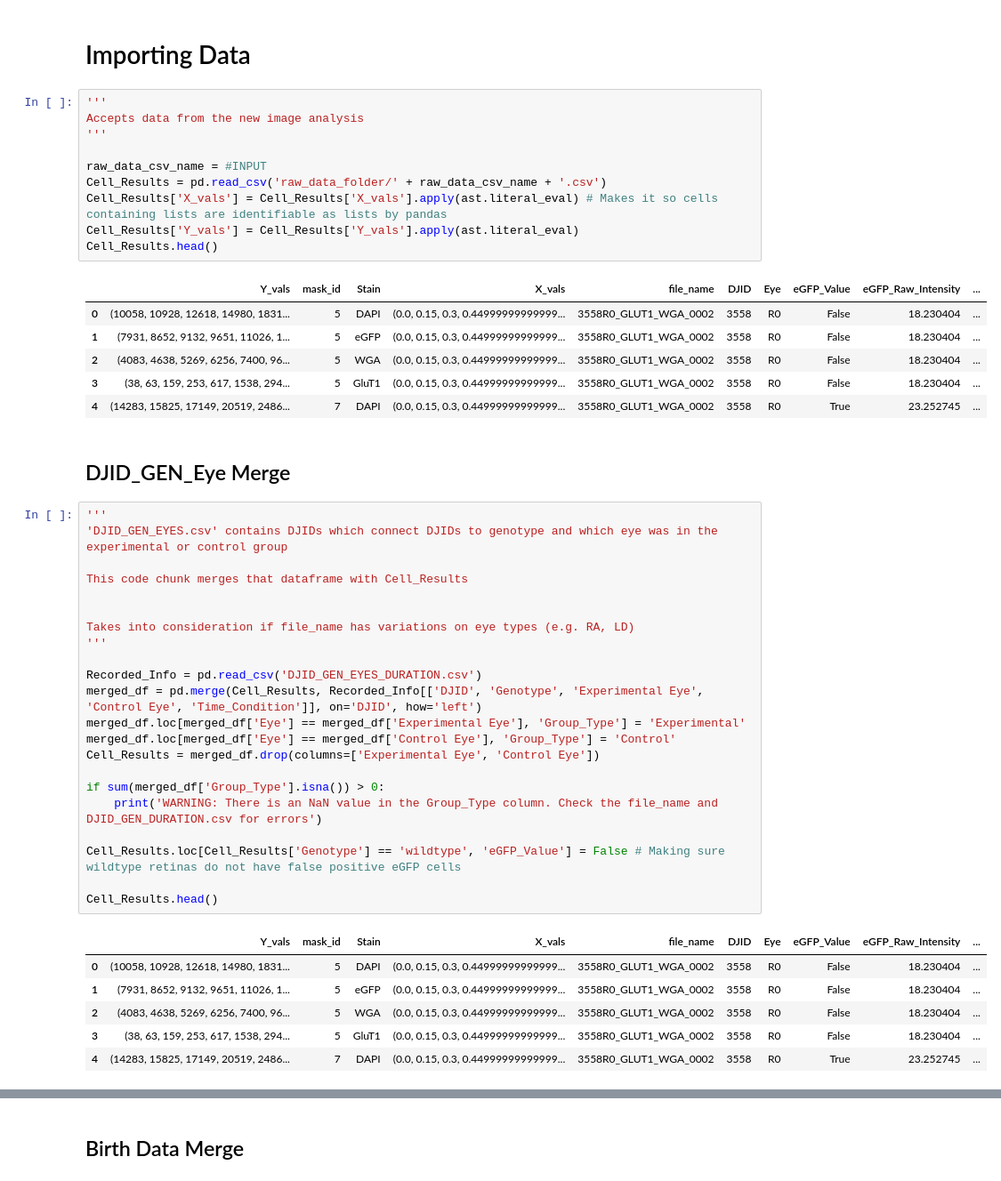
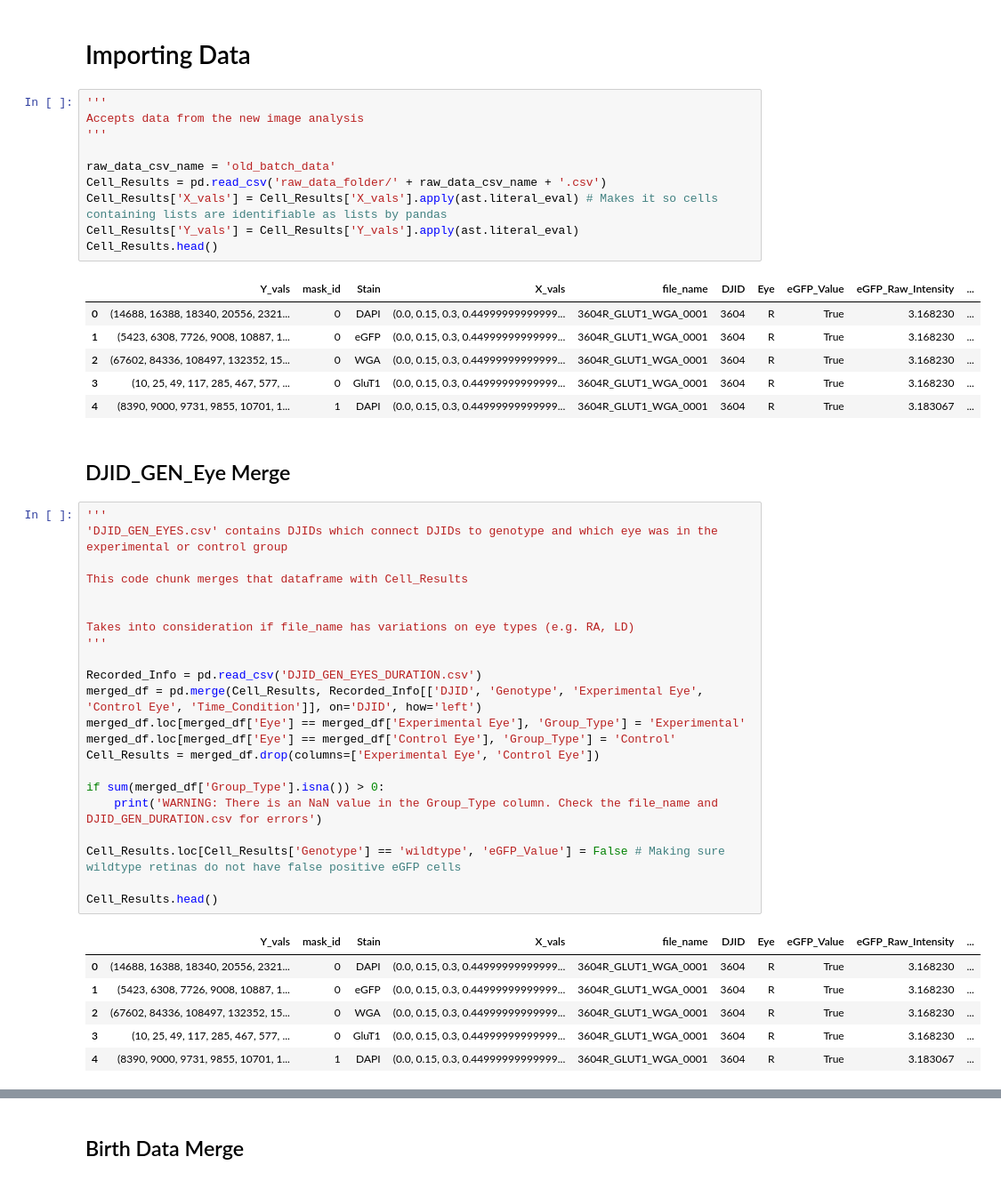
Before and after one commit to rltinio/ImageAnalysis, a Jupyter notebook: Integral_Calculator_V4.ipynb, the cells around one changed output, grey strips where cells are left out. Shown: that part at 89% size. Drawn from its saved outputs; the diff is of its cells as text.

```diff
--- a/Integral_Calculator_V4.ipynb
+++ b/Integral_Calculator_V4.ipynb
@@ -14,20 +14,20 @@ from Tusc5ImageUtils import *
 # %%
 '''
 Accepts data from the new image analysis
 '''
 
-raw_data_csv_name = #INPUT
+raw_data_csv_name = 'old_batch_data'
 Cell_Results = pd.read_csv('raw_data_folder/' + raw_data_csv_name + '.csv')
 Cell_Results['X_vals'] = Cell_Results['X_vals'].apply(ast.literal_eval) # Makes it so cells containing lists are identifiable as lists by pandas
 Cell_Results['Y_vals'] = Cell_Results['Y_vals'].apply(ast.literal_eval)
 Cell_Results.head()
 # %% [output]
 |  | Y_vals | mask_id | Stain | X_vals | file_name | DJID | Eye | eGFP_Value | eGFP_Raw_Intensity | ... |
-| 0 | (10058, 10928, 12618, 14980, 1831... | 5 | DAPI | (0.0, 0.15, 0.3, 0.44999999999999... | 3558R0_GLUT1_WGA_0002 | 3558 | R0 | False | 18.230404 | ... |
-| 1 | (7931, 8652, 9132, 9651, 11026, 1... | 5 | eGFP | (0.0, 0.15, 0.3, 0.44999999999999... | 3558R0_GLUT1_WGA_0002 | 3558 | R0 | False | 18.230404 | ... |
-| 2 | (4083, 4638, 5269, 6256, 7400, 96... | 5 | WGA | (0.0, 0.15, 0.3, 0.44999999999999... | 3558R0_GLUT1_WGA_0002 | 3558 | R0 | False | 18.230404 | ... |
-| 3 | (38, 63, 159, 253, 617, 1538, 294... | 5 | GluT1 | (0.0, 0.15, 0.3, 0.44999999999999... | 3558R0_GLUT1_WGA_0002 | 3558 | R0 | False | 18.230404 | ... |
-| 4 | (14283, 15825, 17149, 20519, 2486... | 7 | DAPI | (0.0, 0.15, 0.3, 0.44999999999999... | 3558R0_GLUT1_WGA_0002 | 3558 | R0 | True | 23.252745 | ... |
+| 0 | (14688, 16388, 18340, 20556, 2321... | 0 | DAPI | (0.0, 0.15, 0.3, 0.44999999999999... | 3604R_GLUT1_WGA_0001 | 3604 | R | True | 3.168230 | ... |
+| 1 | (5423, 6308, 7726, 9008, 10887, 1... | 0 | eGFP | (0.0, 0.15, 0.3, 0.44999999999999... | 3604R_GLUT1_WGA_0001 | 3604 | R | True | 3.168230 | ... |
+| 2 | (67602, 84336, 108497, 132352, 15... | 0 | WGA | (0.0, 0.15, 0.3, 0.44999999999999... | 3604R_GLUT1_WGA_0001 | 3604 | R | True | 3.168230 | ... |
+| 3 | (10, 25, 49, 117, 285, 467, 577, ... | 0 | GluT1 | (0.0, 0.15, 0.3, 0.44999999999999... | 3604R_GLUT1_WGA_0001 | 3604 | R | True | 3.168230 | ... |
+| 4 | (8390, 9000, 9731, 9855, 10701, 1... | 1 | DAPI | (0.0, 0.15, 0.3, 0.44999999999999... | 3604R_GLUT1_WGA_0001 | 3604 | R | True | 3.183067 | ... |
 # %% [markdown]
 ## DJID_GEN_Eye Merge
 # %%
@@ -54,11 +54,11 @@ Cell_Results.loc[Cell_Results['Genotype'] == 'wildtype', 'eGFP_Value'] = False #
 Cell_Results.head()
 # %% [output]
 |  | Y_vals | mask_id | Stain | X_vals | file_name | DJID | Eye | eGFP_Value | eGFP_Raw_Intensity | ... |
-| 0 | (10058, 10928, 12618, 14980, 1831... | 5 | DAPI | (0.0, 0.15, 0.3, 0.44999999999999... | 3558R0_GLUT1_WGA_0002 | 3558 | R0 | False | 18.230404 | ... |
-| 1 | (7931, 8652, 9132, 9651, 11026, 1... | 5 | eGFP | (0.0, 0.15, 0.3, 0.44999999999999... | 3558R0_GLUT1_WGA_0002 | 3558 | R0 | False | 18.230404 | ... |
-| 2 | (4083, 4638, 5269, 6256, 7400, 96... | 5 | WGA | (0.0, 0.15, 0.3, 0.44999999999999... | 3558R0_GLUT1_WGA_0002 | 3558 | R0 | False | 18.230404 | ... |
-| 3 | (38, 63, 159, 253, 617, 1538, 294... | 5 | GluT1 | (0.0, 0.15, 0.3, 0.44999999999999... | 3558R0_GLUT1_WGA_0002 | 3558 | R0 | False | 18.230404 | ... |
-| 4 | (14283, 15825, 17149, 20519, 2486... | 7 | DAPI | (0.0, 0.15, 0.3, 0.44999999999999... | 3558R0_GLUT1_WGA_0002 | 3558 | R0 | True | 23.252745 | ... |
+| 0 | (14688, 16388, 18340, 20556, 2321... | 0 | DAPI | (0.0, 0.15, 0.3, 0.44999999999999... | 3604R_GLUT1_WGA_0001 | 3604 | R | True | 3.168230 | ... |
+| 1 | (5423, 6308, 7726, 9008, 10887, 1... | 0 | eGFP | (0.0, 0.15, 0.3, 0.44999999999999... | 3604R_GLUT1_WGA_0001 | 3604 | R | True | 3.168230 | ... |
+| 2 | (67602, 84336, 108497, 132352, 15... | 0 | WGA | (0.0, 0.15, 0.3, 0.44999999999999... | 3604R_GLUT1_WGA_0001 | 3604 | R | True | 3.168230 | ... |
+| 3 | (10, 25, 49, 117, 285, 467, 577, ... | 0 | GluT1 | (0.0, 0.15, 0.3, 0.44999999999999... | 3604R_GLUT1_WGA_0001 | 3604 | R | True | 3.168230 | ... |
+| 4 | (8390, 9000, 9731, 9855, 10701, 1... | 1 | DAPI | (0.0, 0.15, 0.3, 0.44999999999999... | 3604R_GLUT1_WGA_0001 | 3604 | R | True | 3.183067 | ... |
 # %%
 print('STATS BEFORE FILTER')
 
```
Also changed, not shown: parts of 11 cells of this notebook.
